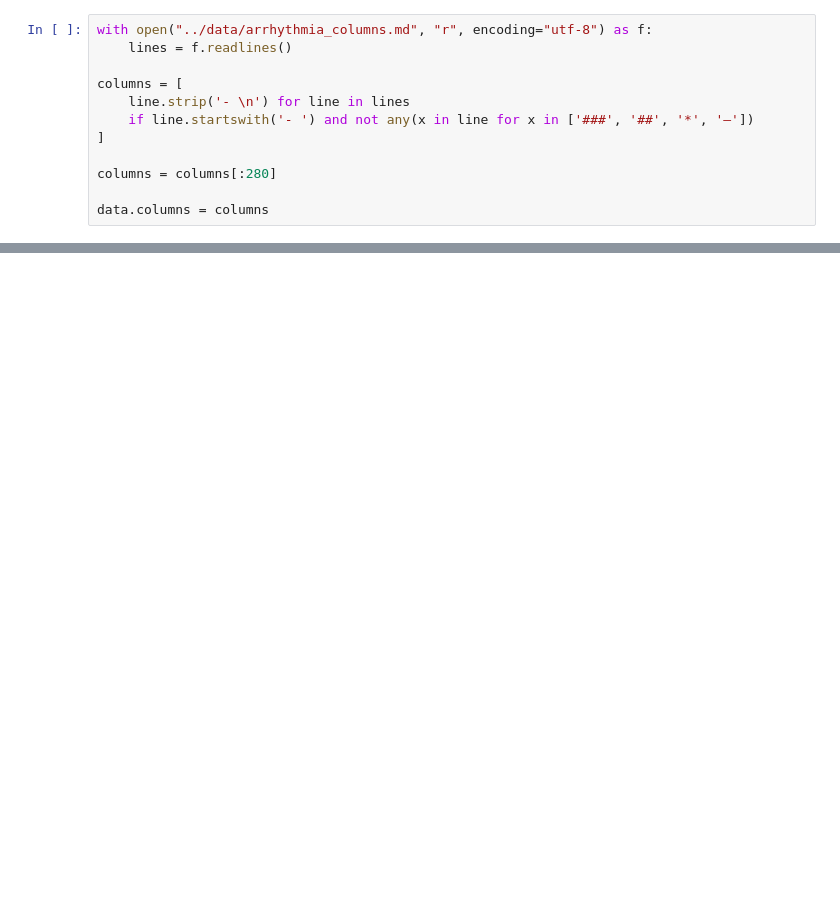
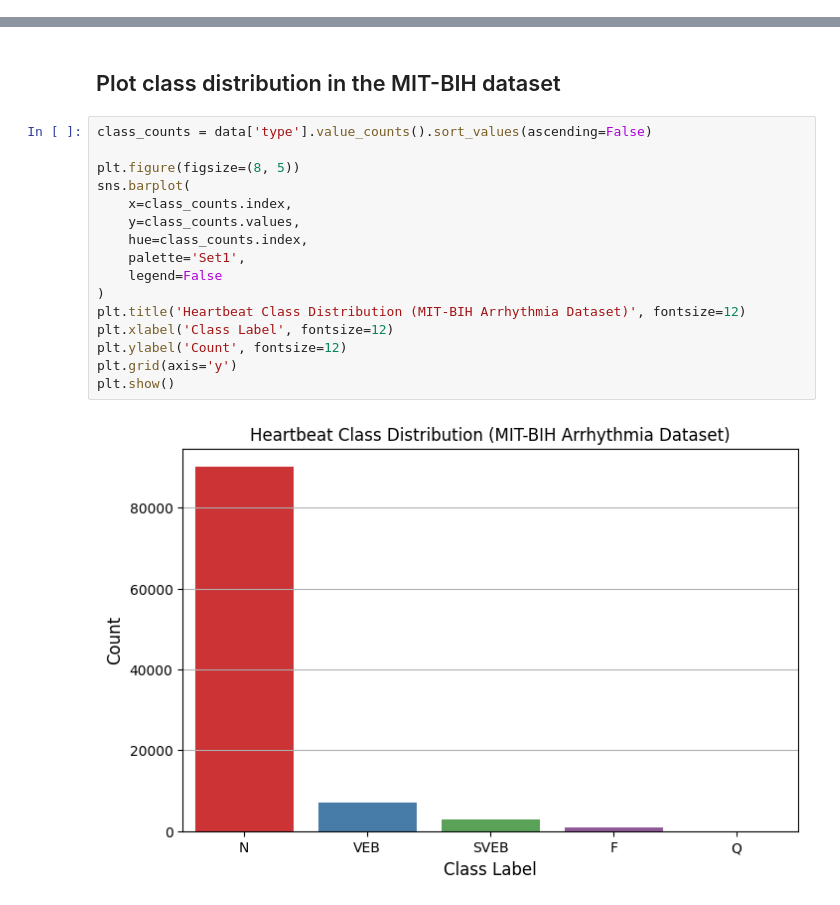
Before and after one commit to MohamedElsyed2005/ecg-arrhythmia-detection, a Jupyter notebook: notebooks/1_data_understanding.ipynb, the cells around one changed output, grey strips where cells are left out. Drawn from its saved outputs; the diff is of its cells as text; blank space fills up the shorter version.

```diff
--- a/notebooks/1_data_understanding.ipynb
+++ b/notebooks/1_data_understanding.ipynb
@@ -93,12 +38,0 @@ data.head(4)
-# %%
-with open("../data/arrhythmia_columns.md", "r", encoding="utf-8") as f:
-    lines = f.readlines()
-
-columns = [
-    line.strip('- \n') for line in lines
-    if line.startswith('- ') and not any(x in line for x in ['###', '##', '*', '—'])
-]
-
-columns = columns[:280]
-
-data.columns = columns
@@ -115,0 +138,20 @@ data.to_csv(r"../data/arrhythmia_with_columns.csv", index=False)
+# %% [markdown]
+## Plot class distribution in the MIT-BIH dataset
+# %%
+class_counts = data['type'].value_counts().sort_values(ascending=False)
+
+plt.figure(figsize=(8, 5))
+sns.barplot(
+    x=class_counts.index,
+    y=class_counts.values,
+    hue=class_counts.index,
+    palette='Set1',
+    legend=False
+)
+plt.title('Heartbeat Class Distribution (MIT-BIH Arrhythmia Dataset)', fontsize=12)
+plt.xlabel('Class Label', fontsize=12)
+plt.ylabel('Count', fontsize=12)
+plt.grid(axis='y')
+plt.show()
+# %% [output]
+[figure, added]
```
Also changed, not shown: parts of 13 cells of this notebook.
